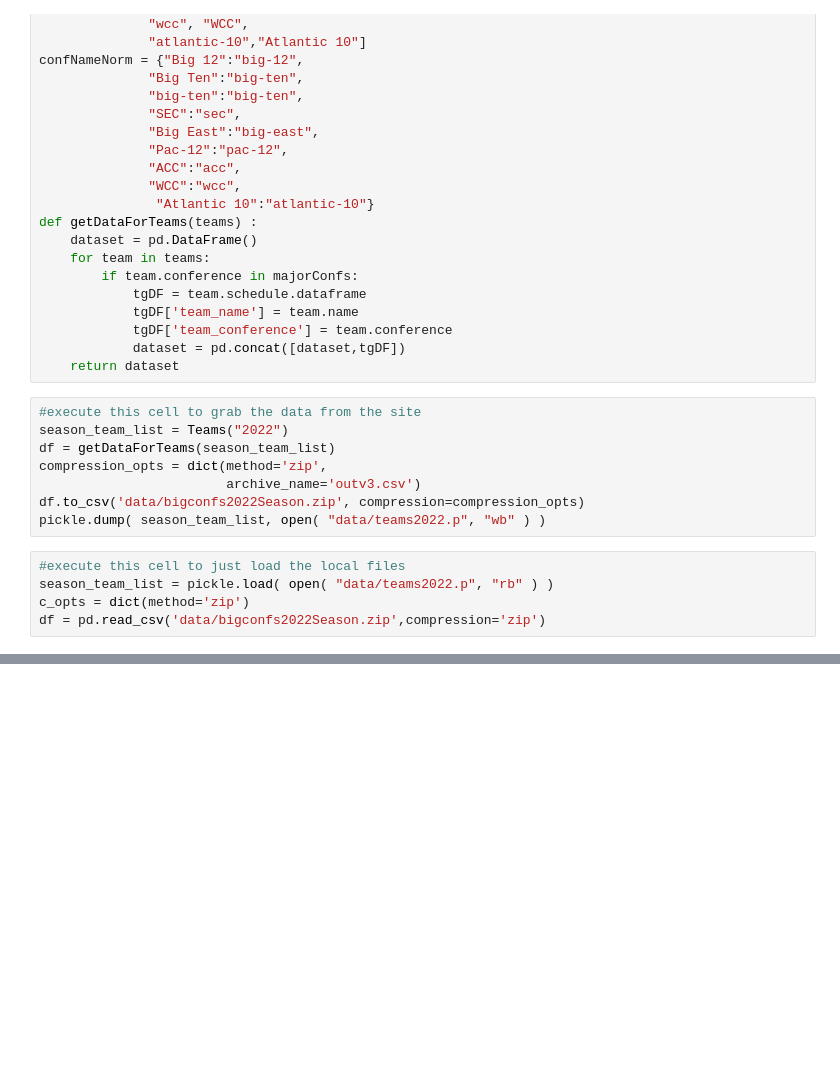
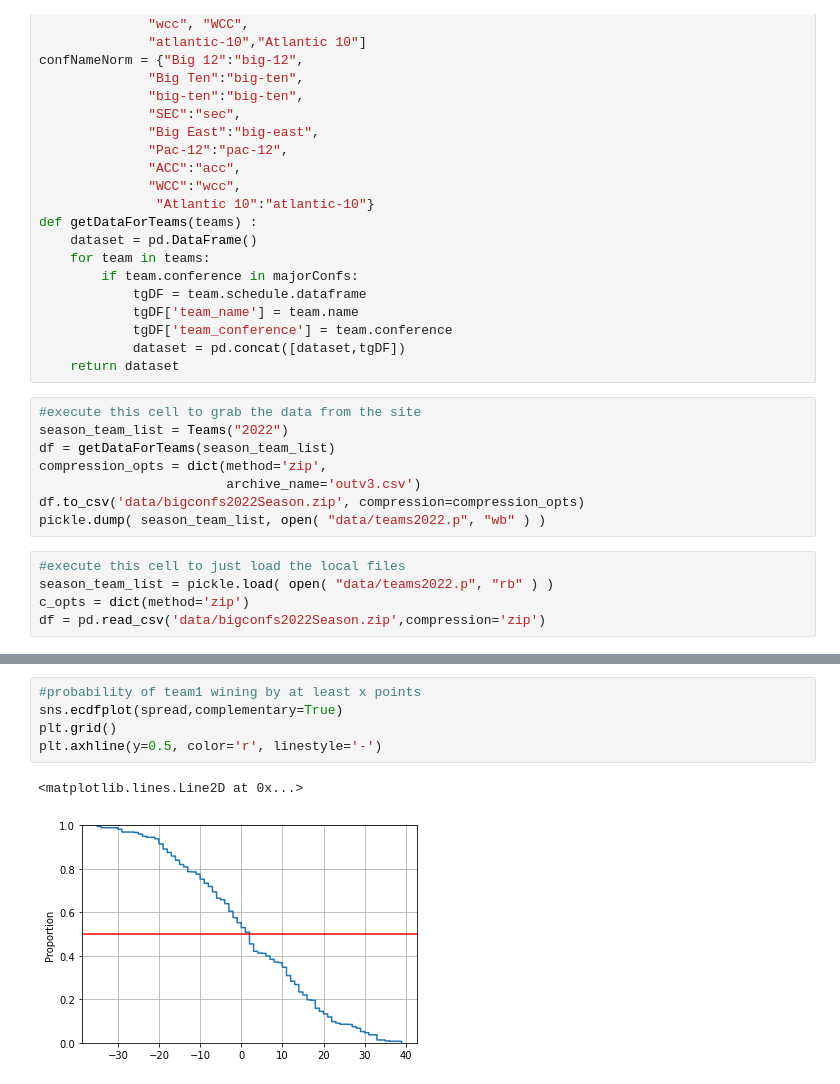
Before and after one commit to gaulight42/bball1, a Jupyter notebook: ncaaBball2022v3.ipynb, the cells around one changed output, grey strips where cells are left out. Cells and saved outputs as stored; diff of their text form; blank space fills up the shorter version.

```diff
--- a/ncaaBball2022v3.ipynb
+++ b/ncaaBball2022v3.ipynb
@@ -358,0 +640,8 @@ Trace Shapes:
+# %%
+#probability of team1 wining by at least x points
+sns.ecdfplot(spread,complementary=True)
+plt.grid()
+plt.axhline(y=0.5, color='r', linestyle='-')
+# %% [output]
+<matplotlib.lines.Line2D at 0x...>
+[figure, added]
```
Also changed, not shown: parts of 31 cells of this notebook, 1 other file.
